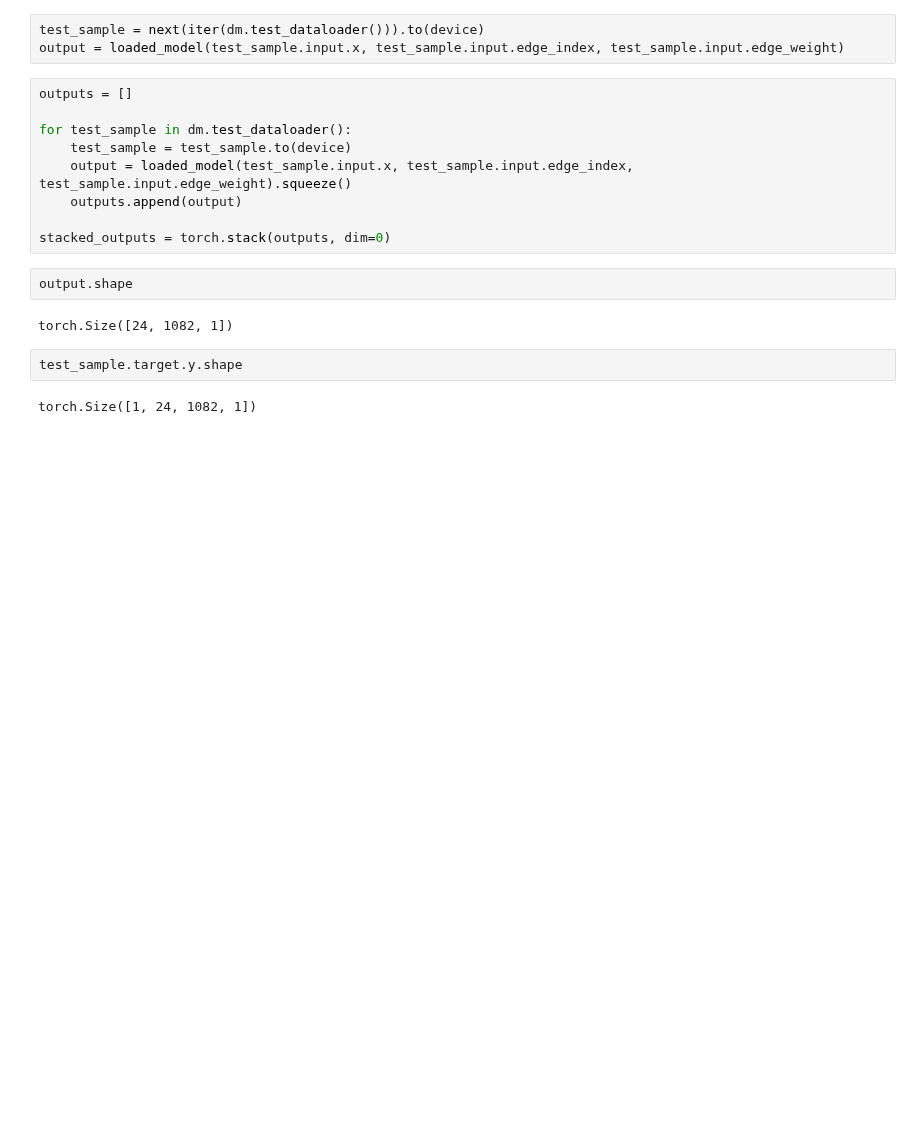
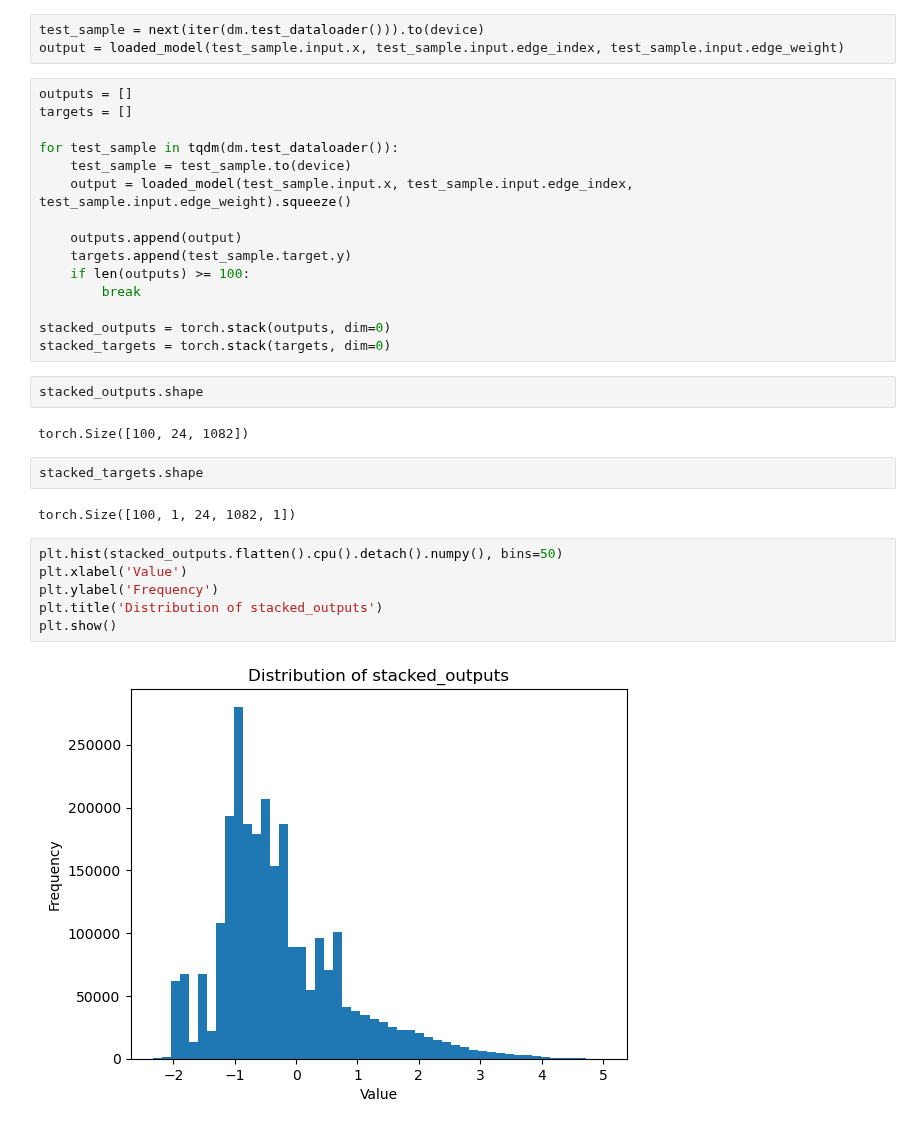
Before and after one commit to NGMLGroup/Koopman-TGNN-Interpretability, a Jupyter notebook: DynGESN_DMD.ipynb, the cells around one changed output. Saved outputs shown, nothing was run; the diff lists cells and outputs as text; blank space fills up the shorter version.

```diff
--- a/DynGESN_DMD.ipynb
+++ b/DynGESN_DMD.ipynb
@@ -219,19 +257,33 @@ test_sample = next(iter(dm.test_dataloader())).to(device)
 output = loaded_model(test_sample.input.x, test_sample.input.edge_index, test_sample.input.edge_weight)
 # %%
 outputs = []
+targets = []
 
-for test_sample in dm.test_dataloader():
+for test_sample in tqdm(dm.test_dataloader()):
     test_sample = test_sample.to(device)
     output = loaded_model(test_sample.input.x, test_sample.input.edge_index, test_sample.input.edge_weight).squeeze()
+
     outputs.append(output)
+    targets.append(test_sample.target.y)
+    if len(outputs) >= 100:
+        break
 
 stacked_outputs = torch.stack(outputs, dim=0)
+stacked_targets = torch.stack(targets, dim=0)
 # %%
-output.shape
+stacked_outputs.shape
 # %% [output]
-torch.Size([24, 1082, 1])
+torch.Size([100, 24, 1082])
-# %%
-test_sample.target.y.shape
-# %% [output]
-torch.Size([1, 24, 1082, 1])
+# %%
+stacked_targets.shape
+# %% [output]
+torch.Size([100, 1, 24, 1082, 1])
+# %%
+plt.hist(stacked_outputs.flatten().cpu().detach().numpy(), bins=50)
+plt.xlabel('Value')
+plt.ylabel('Frequency')
+plt.title('Distribution of stacked_outputs')
+plt.show()
+# %% [output]
+[figure, added]
 # %%
```
Also changed, not shown: parts of 10 cells of this notebook, 1 other file.
